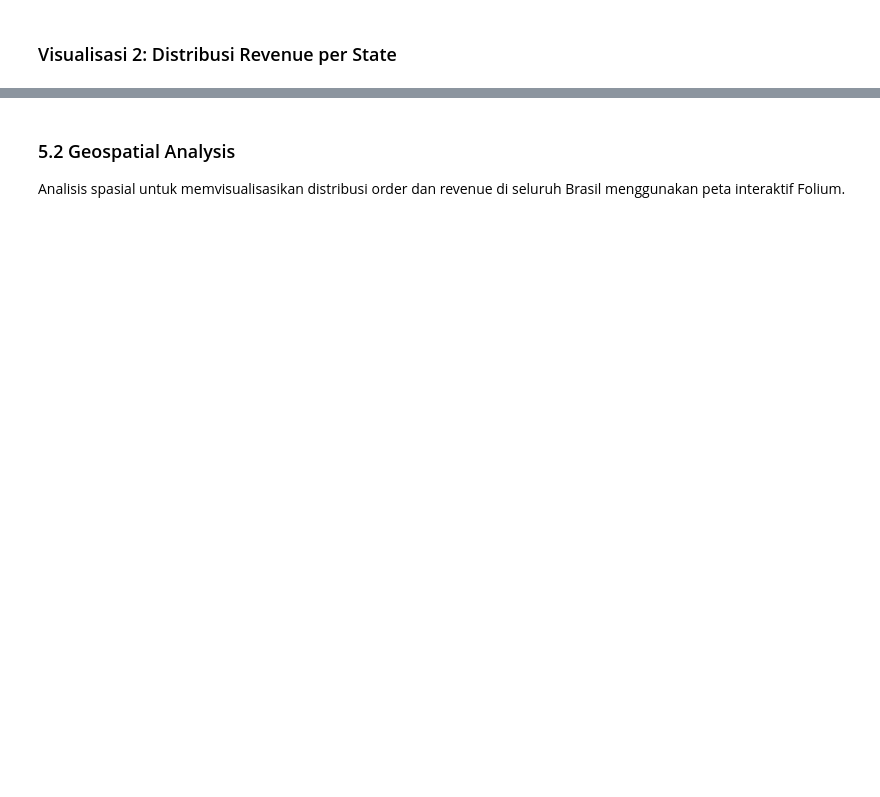
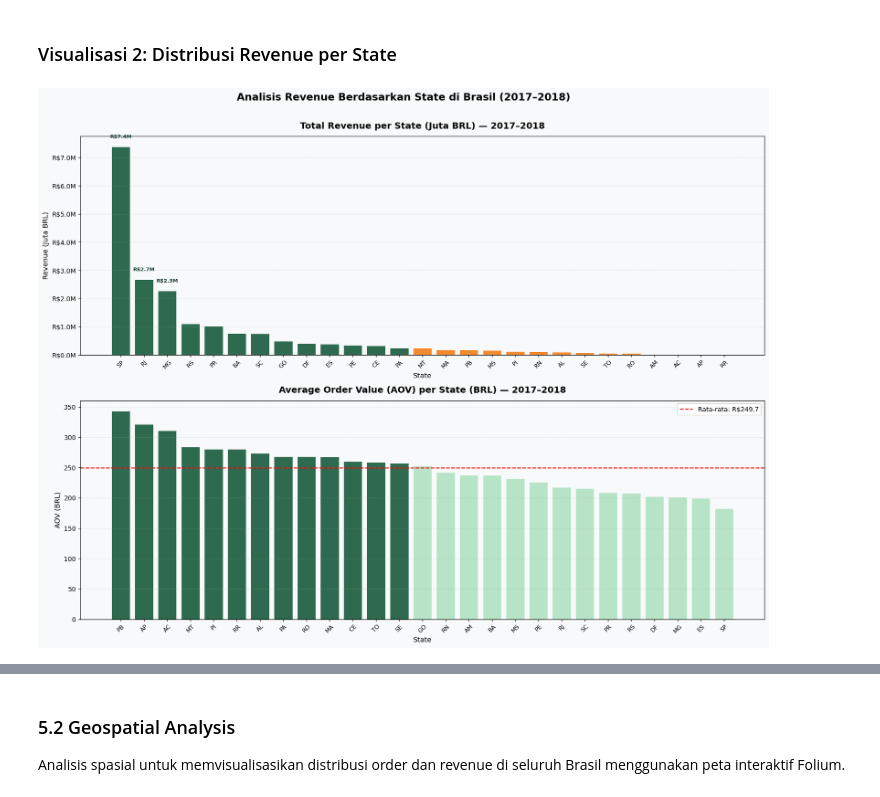
Before and after one commit to berliani/ecommerce-analysis, a Jupyter notebook: notebook.ipynb, the cells around one changed output, grey strips where cells are left out. Saved outputs shown, nothing was run; the diff lists cells and outputs as text; code cells hidden in the pictures; blank space fills up the shorter version.

```diff
--- a/notebook.ipynb
+++ b/notebook.ipynb
@@ -514,9 +768,7 @@ print("\n💡 Insight: Terdapat korelasi negatif yang jelas — semakin terlamba
 # %% [markdown]
 ### Visualisasi 2: Distribusi Revenue per State
 # %%
-# ============================================================
-# VISUALISASI 2A: Revenue dan Order Count per State
-# ============================================================
+# Revenue dan Order Count per State
 fig, axes = plt.subplots(2, 1, figsize=(16, 12))
 fig.patch.set_facecolor('#F8F9FA')
 
@@ -538,33 +790,33 @@ ax1.tick_params(axis='x', rotation=45, labelsize=9)
 ax1.yaxis.set_major_formatter(mticker.FuncFormatter(lambda x, _: f'R${x:.1f}M'))
 # Annotate top 3
 for i, (_, row) in enumerate(state_plot.head(3).iterrows()):
     ax1.text(i, row['total_revenue']/1e6 + 0.3,
              f"R${row['total_revenue']/1e6:.1f}M",
              ha='center', fontsize=8, fontweight='bold', color='#1B4332')
 
 # Chart 2: Average Order Value per State
 ax2 = axes[1]
 state_plot_aov = state_analysis.sort_values('aov', ascending=False)
 colors_aov = ['#2D6A4F' if a > state_plot_aov['aov'].median() else '#B7E4C7'
               for a in state_plot_aov['aov']]
 ax2.bar(state_plot_aov['customer_state'], state_plot_aov['aov'],
         color=colors_aov, edgecolor='white', linewidth=0.5)
 ax2.axhline(y=state_plot_aov['aov'].mean(), color='red', linestyle='--',
             linewidth=1.5, label=f"Rata-rata: R${state_plot_aov['aov'].mean():.1f}")
 ax2.set_title('Average Order Value (AOV) per State (BRL) — 2017–2018',
                fontsize=14, fontweight='bold', pad=12)
 ax2.set_xlabel('State', fontsize=11)
 ax2.set_ylabel('AOV (BRL)', fontsize=11)
 ax2.set_facecolor('#F8F9FA')
 ax2.grid(axis='y', alpha=0.3, linestyle='--')
 ax2.tick_params(axis='x', rotation=45, labelsize=9)
 ax2.legend(fontsize=10)
 
 plt.suptitle('Analisis Revenue Berdasarkan State di Brasil (2017–2018)',
              fontsize=16, fontweight='bold', y=1.01)
 plt.tight_layout()
 plt.savefig('viz2a_revenue_state.png', bbox_inches='tight', dpi=150)
 plt.show()
-print("\n💡 Insight: São Paulo (SP) mendominasi revenue secara signifikan. "
-      "State seperti DF dan RJ memiliki AOV tinggi yang mengindikasikan potensi pelanggan premium.")
+# %% [output]
+[figure, added]
 # %%
```
Also changed, not shown: parts of 30 cells of this notebook, 3 other files.
